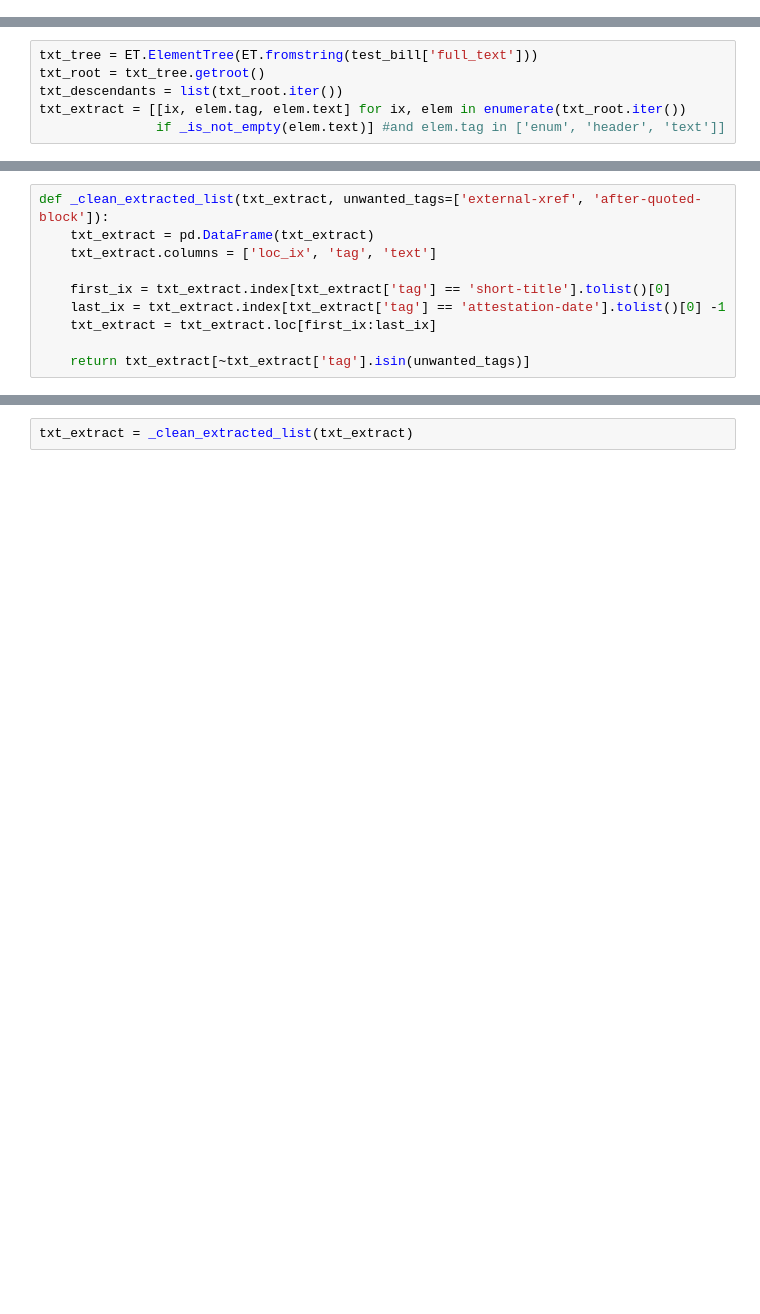
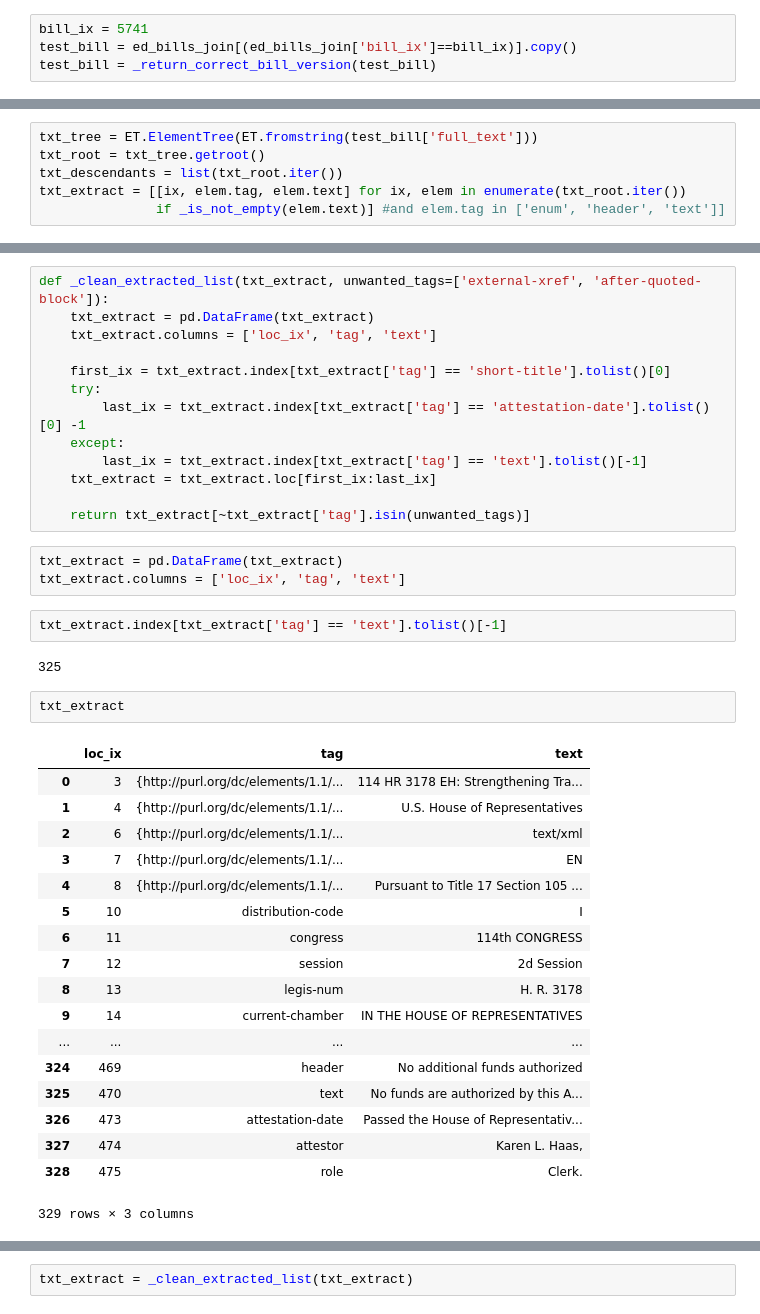
Before and after one commit to GitDavid/billuminate, a Jupyter notebook: notebooks/summ-prod.ipynb, the cells around one changed output, grey strips where cells are left out. Saved outputs shown, nothing was run; the diff lists cells and outputs as text; blank space fills up the shorter version.

```diff
--- a/notebooks/summ-prod.ipynb
+++ b/notebooks/summ-prod.ipynb
@@ -140,3 +139,7 @@ test_bill = _return_correct_bill_version(test_bill)
+# %%
+bill_ix = 5741
+test_bill = ed_bills_join[(ed_bills_join['bill_ix']==bill_ix)].copy()
+test_bill = _return_correct_bill_version(test_bill)
 # %%
 is_bad = _check_if_bad(test_bill)
 is_bad
@@ -173,7 +188,38 @@ def _clean_extracted_list(txt_extract, unwanted_tags=['external-xref', 'after-qu
     txt_extract.columns = ['loc_ix', 'tag', 'text']
 
     first_ix = txt_extract.index[txt_extract['tag'] == 'short-title'].tolist()[0]
-    last_ix = txt_extract.index[txt_extract['tag'] == 'attestation-date'].tolist()[0] -1
+    try:
+        last_ix = txt_extract.index[txt_extract['tag'] == 'attestation-date'].tolist()[0] -1
+    except:
+        last_ix = txt_extract.index[txt_extract['tag'] == 'text'].tolist()[-1]
     txt_extract = txt_extract.loc[first_ix:last_ix]
 
     return txt_extract[~txt_extract['tag'].isin(unwanted_tags)]
+# %%
+txt_extract = pd.DataFrame(txt_extract)
+txt_extract.columns = ['loc_ix', 'tag', 'text']
+# %%
+txt_extract.index[txt_extract['tag'] == 'text'].tolist()[-1]
+# %% [output]
+325
+# %%
+txt_extract
+# %% [output]
+|  | loc_ix | tag | text |
+| 0 | 3 | {http://purl.org/dc/elements/1.1/... | 114 HR 3178 EH: Strengthening Tra... |
+| 1 | 4 | {http://purl.org/dc/elements/1.1/... | U.S. House of Representatives |
+| 2 | 6 | {http://purl.org/dc/elements/1.1/... | text/xml |
+| 3 | 7 | {http://purl.org/dc/elements/1.1/... | EN |
+| 4 | 8 | {http://purl.org/dc/elements/1.1/... | Pursuant to Title 17 Section 105 ... |
+| 5 | 10 | distribution-code | I |
+| 6 | 11 | congress | 114th CONGRESS |
+| 7 | 12 | session | 2d Session |
+| 8 | 13 | legis-num | H. R. 3178 |
+| 9 | 14 | current-chamber | IN THE HOUSE OF REPRESENTATIVES |
+| ... | ... | ... | ... |
+| 324 | 469 | header | No additional funds authorized |
+| 325 | 470 | text | No funds are authorized by this A... |
+| 326 | 473 | attestation-date | Passed the House of Representativ... |
+| 327 | 474 | attestor | Karen L. Haas, |
+| 328 | 475 | role | Clerk. |
+329 rows × 3 columns
```
Also changed, not shown: parts of 50 cells of this notebook, 3 other files.
